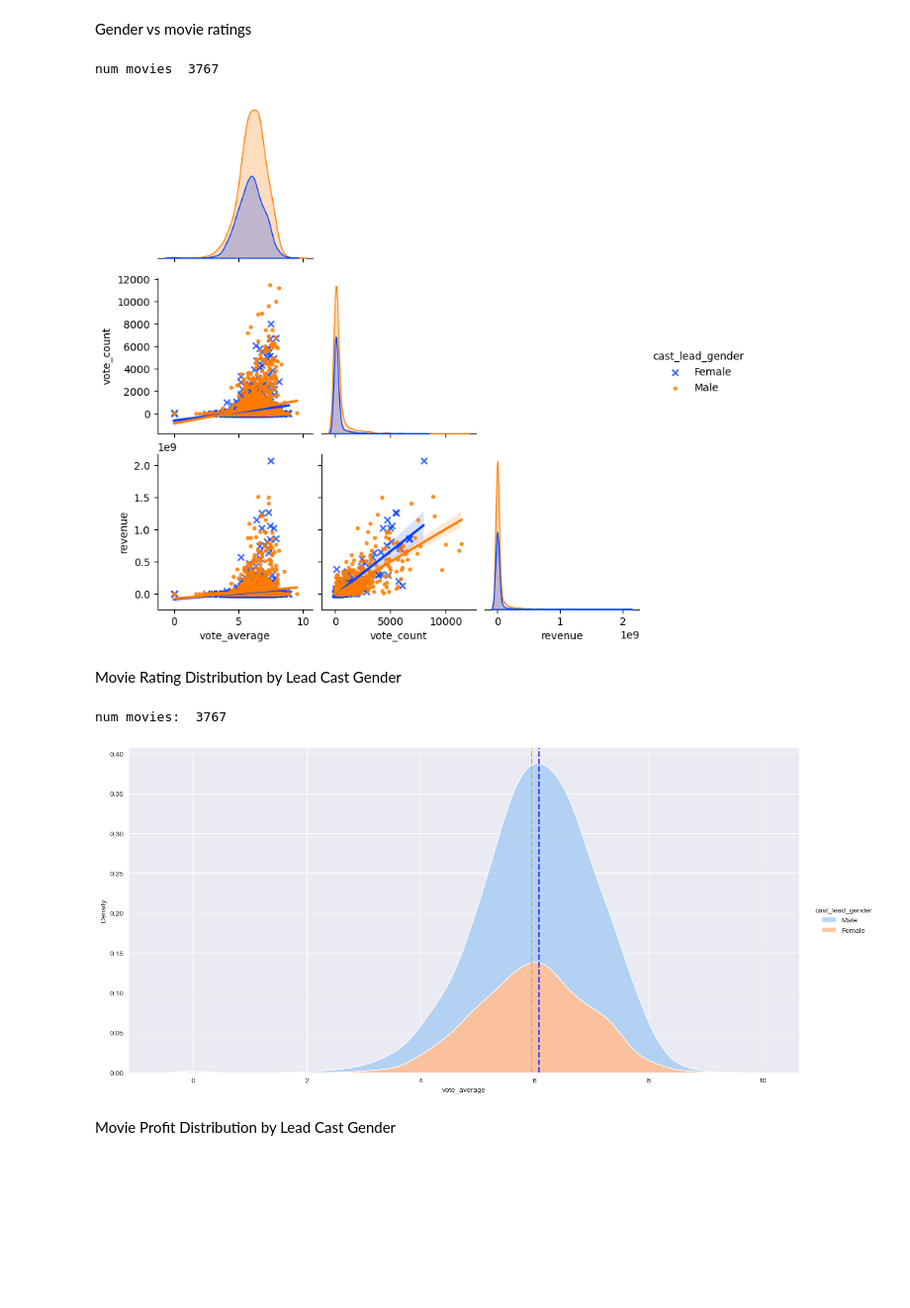
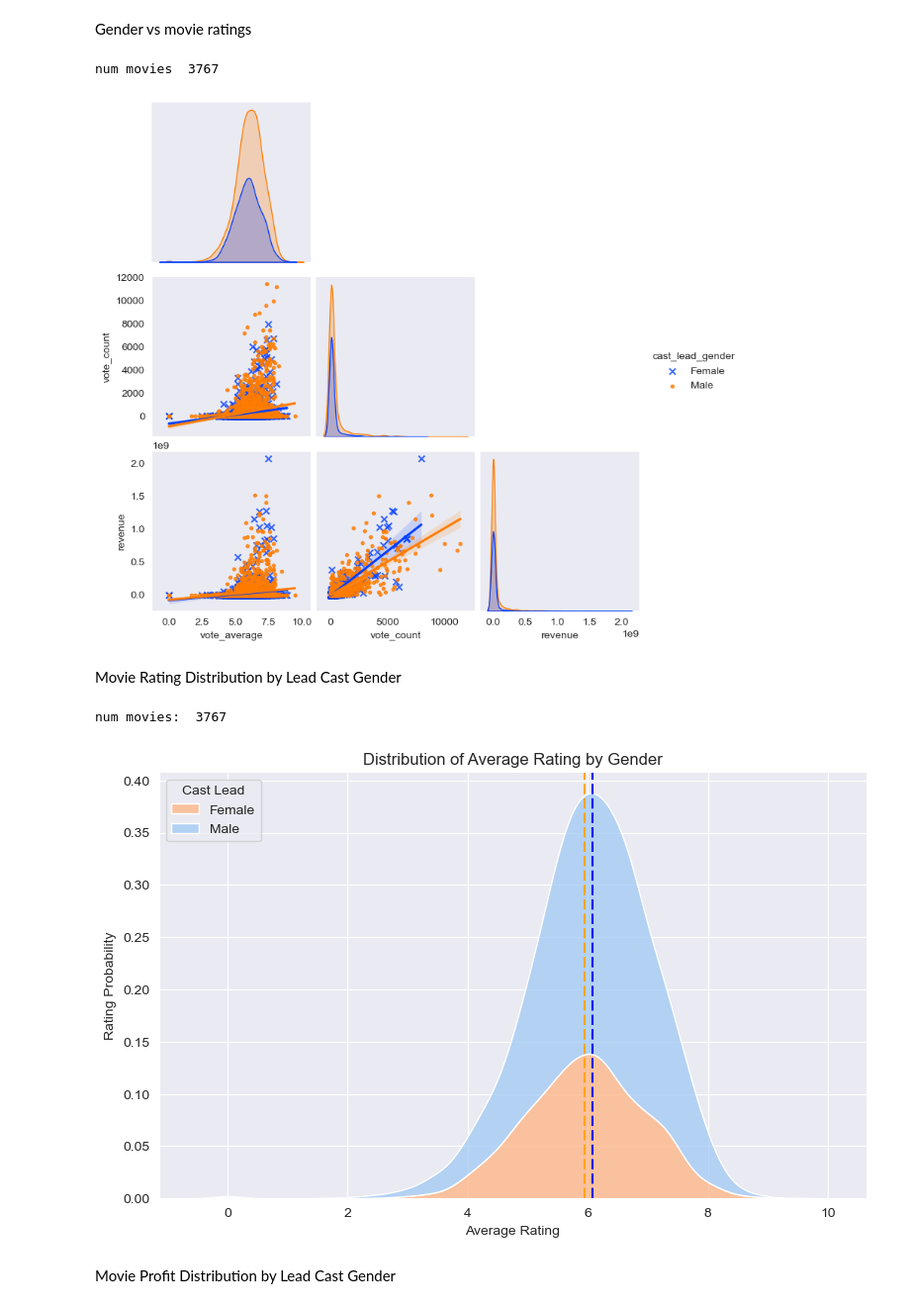
Before and after one commit to alexanderdaffara/Movies_Insights_EDA, a Jupyter notebook: Alex-Notebook.ipynb, the cells around one changed output. Shown: that part at 99% size. Cells and saved outputs as stored; diff of their text form; code cells hidden in the pictures; blank space fills up the shorter version.

Commit message:
finalized vizualizations, readme complete except visualizations, still need to make alexnotebook pretty

```diff
--- a/Alex-Notebook.ipynb
+++ b/Alex-Notebook.ipynb
@@ -575,17 +420,15 @@ average long profit: 52,570,746
 # %% [markdown]
 ### Runtime Distribution per top 5 Genres
 # %%
-top5_genre_combos = [('Adventure', 'Comedy'),
-                     ('Action', 'Adventure'),
-                     'Adventure',
-                     'Sci-Fi',
-                     ('Horror', 'Thriller')]
+top5_genre_combos = b
 left = most_profit_df[['movie','release_year','profit','runtime_minutes','length']]
 right = profit_genreTuples_df.loc[profit_genreTuples_df['genres'].map(lambda x: True if x in top5_genre_combos \
                                                                             else False)]
 m = left.merge(right, how='inner', on=['movie','release_year'], suffixes=['_l','_r'])
 
 genre_length_dfs = [m.loc[m['genres'] == genre] for genre in top5_genre_combos]
+
+
 
 
 fig, ax = plt.subplots(ncols=5, figsize=(13,5))
@@ -609,6 +452,7 @@ ax[len(titles)//2].set_xlabel('Runtime lengths')
 ax[0].legend(['long > 114 min','114 min > medium > 99 min','short < 99 min'])
 fig.suptitle('Movie Runtime Distribution per Top Genres', fontsize=16)
 
+sns.set_style('dark')
 plt.tight_layout()
 plt.show()
 # %% [output]
@@ -720,41 +518,45 @@ print('num movies ', len(gender_rating_df))
 # fig, ax = plt.subplots(figsize=(16,20))
 data = gender_rating_df
 sns.pairplot(kind='reg', hue='cast_lead_gender', palette='bright', data=data, markers=['x','.'], corner=True)
+sns.set_style('darkgrid')
 plt.show()
 # %% [output]
 num movies  3767
-[figure, old version]
+[figure, new version]
 # %% [markdown]
 Movie Rating Distribution by Lead Cast Gender
 # %%
 min_votes = 10
 gender_rating_df = kaggle_cleaned_df.loc[kaggle_cleaned_df['vote_count'] >= min_votes,
                                          ['vote_average','vote_count','revenue','cast_lead_gender']]
 print('num movies: ', len(gender_rating_df))
 
 
 sns.set_style('darkgrid')
 
 data = gender_rating_df
 ax = sns.displot(x = 'vote_average',
                  data=data,
                  hue='cast_lead_gender',
                  kind='kde',
                  hue_order=['Male','Female'],
                  palette='pastel',
                  multiple='stack',
-                 height=7,
-                 aspect=2)
-
+                 legend=False,
+                 height=5,
+                 aspect=1.6).set(title='Distribution of Average Rating by Gender',
+                                 xlabel='Average Rating',
+                                 ylabel='Rating Probability')
+plt.legend(title='Cast Lead', loc='upper left', labels=['Female', 'Male'])
 female_mean = gender_rating_df.groupby('cast_lead_gender').mean().loc['Female', 'vote_average']
 plt.axvline(female_mean,0,200, color='orange', dashes=[5,2])
 male_mean = gender_rating_df.groupby('cast_lead_gender').mean().loc['Male', 'vote_average']
 plt.axvline(male_mean,0,200, color='blue', dashes=[5,2])
 
 plt.show()
 # %% [output]
 num movies:  3767
-[figure, old version]
+[figure, new version]
 # %% [markdown]
 Movie Profit Distribution by Lead Cast Gender
 # %%
```
Also changed, not shown: parts of 28 cells of this notebook, 2 other files.
